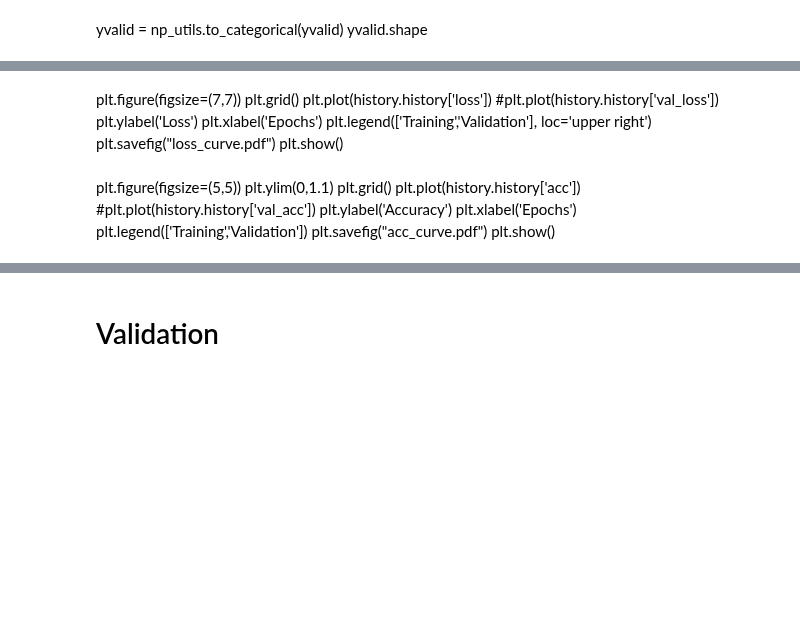
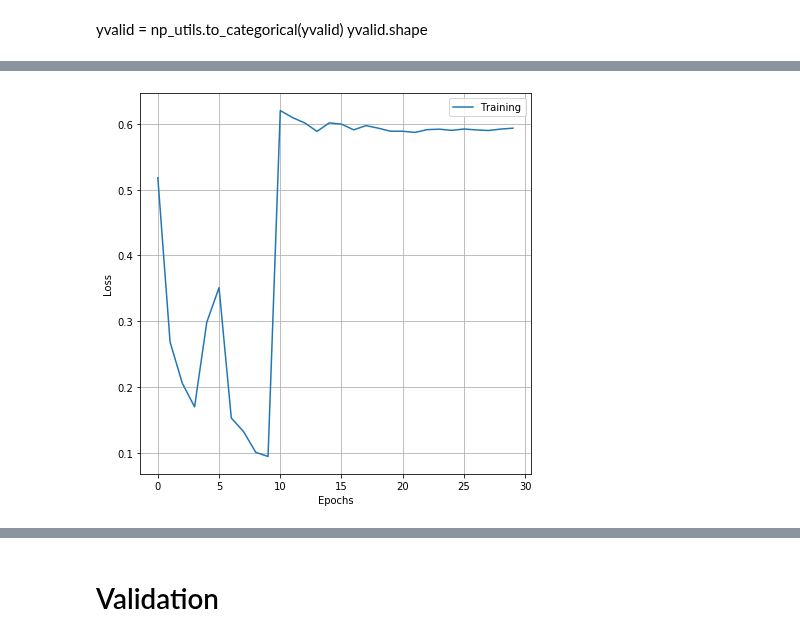
Before and after one commit to thortom/multispectral-chicken, a Jupyter notebook: NotMyCode/HybridSN/Hybrid-Spectral-Net.ipynb, the cells around one changed output, grey strips where cells are left out. Saved outputs shown, nothing was run; the diff lists cells and outputs as text; code cells hidden in the pictures; blank space fills up the shorter version.

```diff
--- a/NotMyCode/HybridSN/Hybrid-Spectral-Net.ipynb
+++ b/NotMyCode/HybridSN/Hybrid-Spectral-Net.ipynb
@@ -270,21 +299,12 @@ Epoch 00030: accuracy did not improve from 0.99901
-# %% [markdown]
-plt.figure(figsize=(7,7))
-plt.grid()
-plt.plot(history.history['loss'])
-#plt.plot(history.history['val_loss'])
-plt.ylabel('Loss')
-plt.xlabel('Epochs')
-plt.legend(['Training','Validation'], loc='upper right')
-plt.savefig("loss_curve.pdf")
-plt.show()
-# %% [markdown]
-plt.figure(figsize=(5,5))
-plt.ylim(0,1.1)
-plt.grid()
-plt.plot(history.history['acc'])
-#plt.plot(history.history['val_acc'])
-plt.ylabel('Accuracy')
-plt.xlabel('Epochs')
-plt.legend(['Training','Validation'])
-plt.savefig("acc_curve.pdf")
-plt.show()
+# %%
+plt.figure(figsize=(7,7))
+plt.grid()
+plt.plot(history.history['loss'])
+#plt.plot(history.history['val_loss'])
+plt.ylabel('Loss')
+plt.xlabel('Epochs')
+plt.legend(['Training','Validation'], loc='upper right')
+plt.savefig("loss_curve.pdf")
+plt.show()
+# %% [output]
+[figure, added]
```
Also changed, not shown: parts of 29 cells of this notebook, 1 other file.
